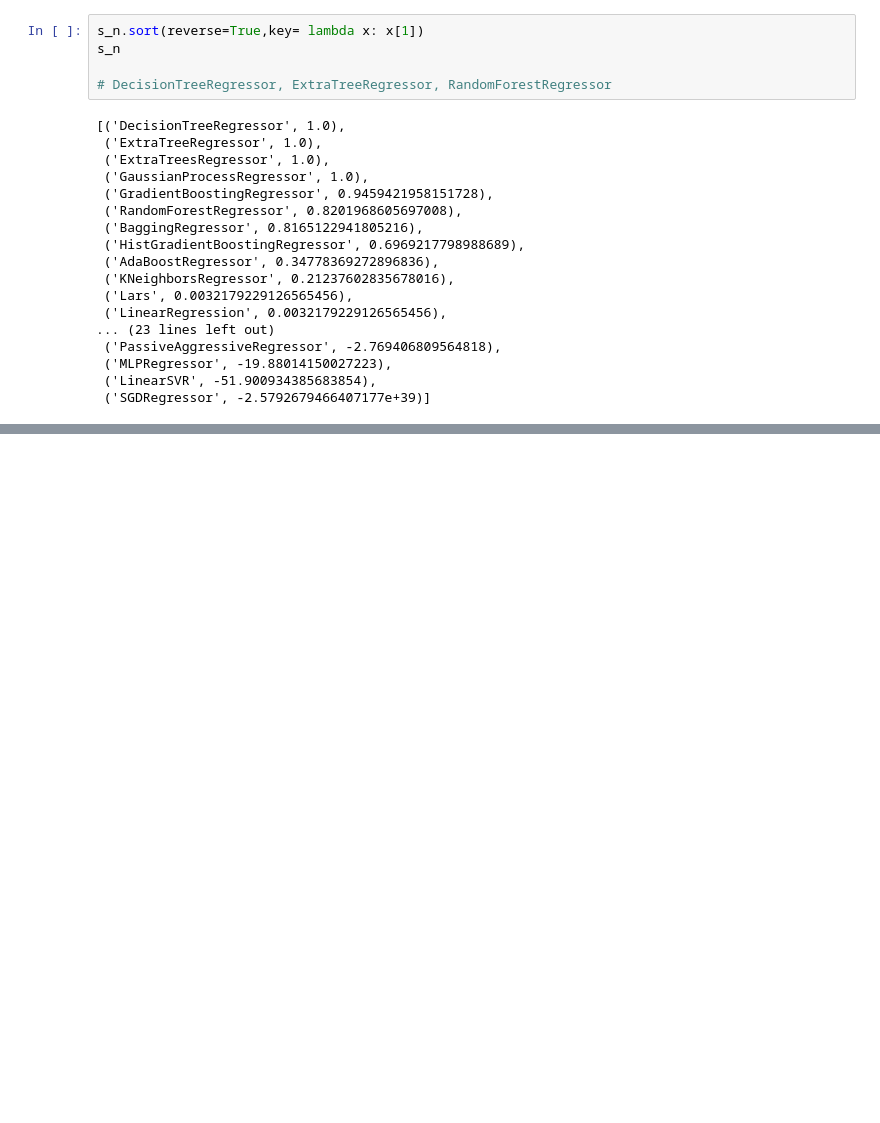
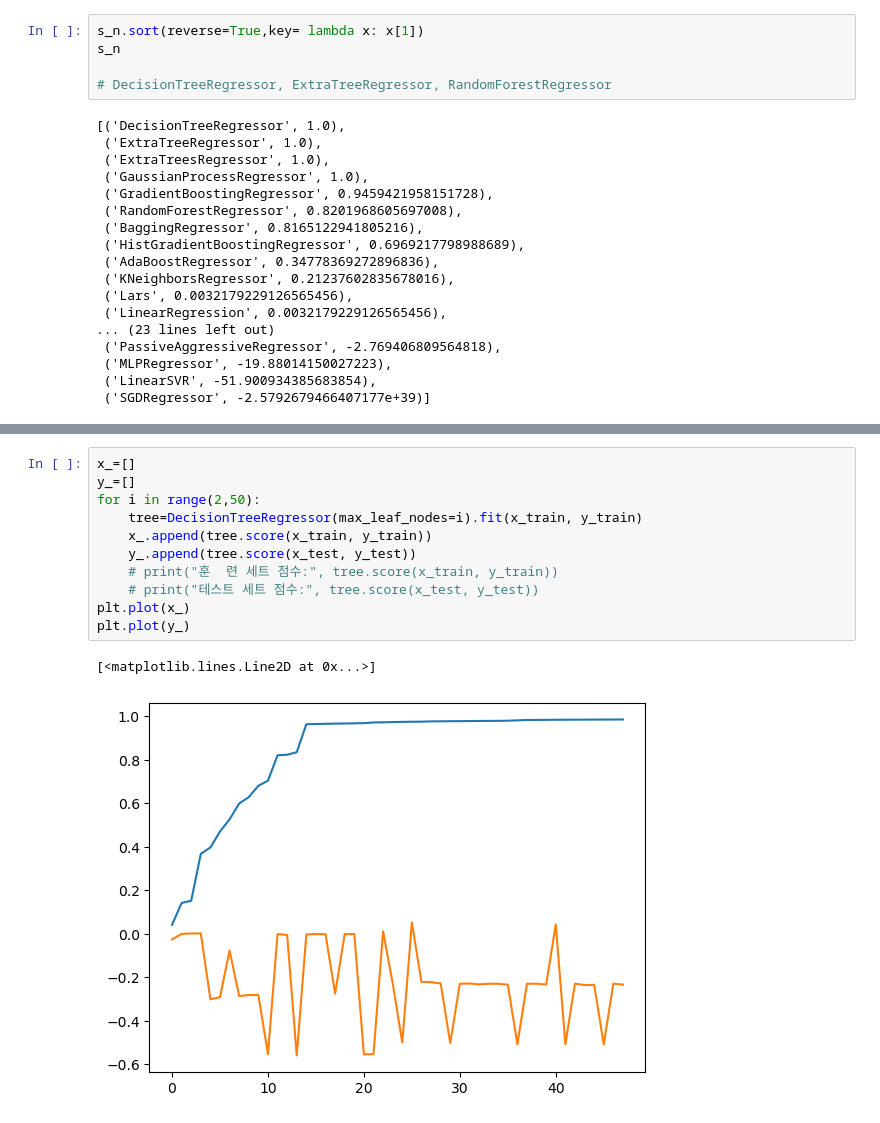
Before and after one commit to Son-BR/KDT_Projects, a Jupyter notebook: EXAM_ML/ML_Project/train02.ipynb, the cells around one changed output, grey strips where cells are left out. Cells and saved outputs as stored; diff of their text form; blank space fills up the shorter version.

```diff
--- a/EXAM_ML/ML_Project/train02.ipynb
+++ b/EXAM_ML/ML_Project/train02.ipynb
@@ -364,0 +399,14 @@ s_n
+# %%
+x_=[]
+y_=[]
+for i in range(2,50):
+    tree=DecisionTreeRegressor(max_leaf_nodes=i).fit(x_train, y_train)
+    x_.append(tree.score(x_train, y_train))
+    y_.append(tree.score(x_test, y_test))
+    # print("훈  련 세트 점수:", tree.score(x_train, y_train))
+    # print("테스트 세트 점수:", tree.score(x_test, y_test))
+plt.plot(x_)
+plt.plot(y_)
+# %% [output]
+[<matplotlib.lines.Line2D at 0x...>]
+[figure, added]
```
Also changed, not shown: parts of 27 cells of this notebook, 1 other file.
